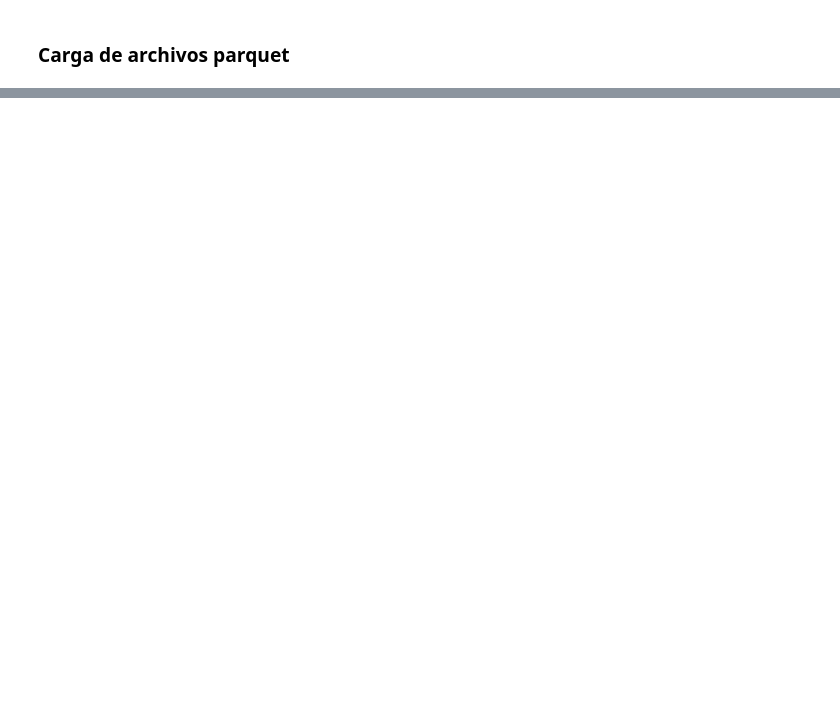
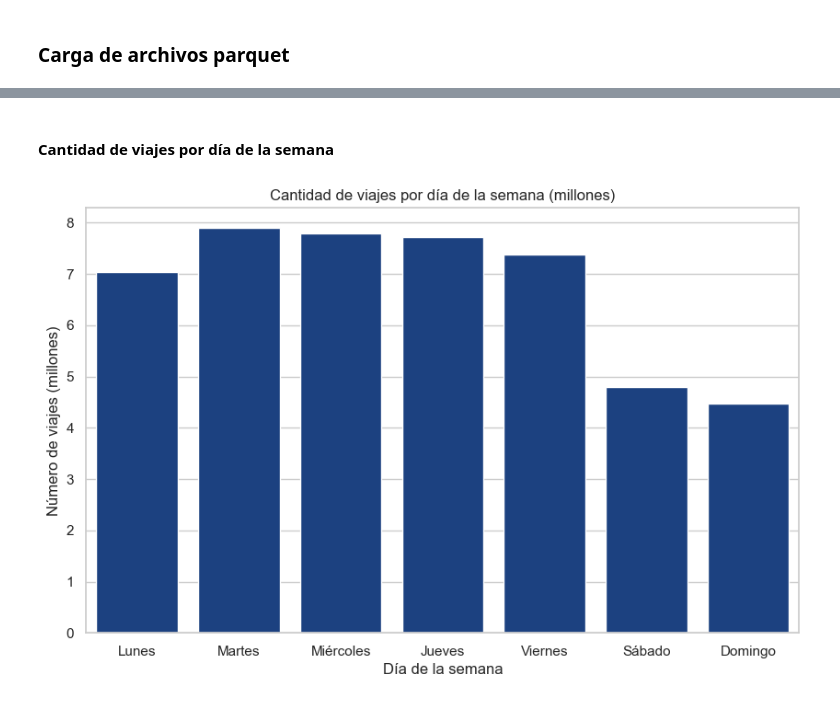
Before and after one commit to mac2218/Seminario-Proyecto1, a Jupyter notebook: Proyecto1-Seminario2.ipynb, the cells around one changed output, grey strips where cells are left out. Cells and saved outputs as stored; diff of their text form; code cells hidden in the pictures; blank space fills up the shorter version.

```diff
--- a/Proyecto1-Seminario2.ipynb
+++ b/Proyecto1-Seminario2.ipynb
@@ -42,0 +202,36 @@ ArrowKeyError: No type extension with name arrow.py_extension_type found
+# %% [markdown]
+#### Cantidad de viajes por día de la semana
+# %%
+partes = []
+
+for f in archivos:
+    temp = pd.read_parquet(f, columns=["DiaSemana"], engine="pyarrow")
+    temp["DiaSemana"] = temp["DiaSemana"].astype(int)
+
+    conteo = temp.groupby("DiaSemana").size().reset_index(name="Viajes")
+    partes.append(conteo)
+
+uso_dia = pd.concat(partes, ignore_index=True)
+uso_dia = uso_dia.groupby("DiaSemana", as_index=False)["Viajes"].sum()
+uso_dia["Viajes_Millones"] = uso_dia["Viajes"] / 1_000_000
+
+mapa_dias = {
+    0: "Lunes",
+    1: "Martes",
+    2: "Miércoles",
+    3: "Jueves",
+    4: "Viernes",
+    5: "Sábado",
+    6: "Domingo"
+}
+
+uso_dia["Dia"] = uso_dia["DiaSemana"].map(mapa_dias)
+
+sns.barplot(data=uso_dia, x="Dia", y="Viajes_Millones", color="#0B3D91")
+plt.title("Cantidad de viajes por día de la semana (millones)")
+plt.xlabel("Día de la semana")
+plt.ylabel("Número de viajes (millones)")
+
+plt.show()
+# %% [output]
+[figure, added]
```
Also changed, not shown: parts of 26 cells of this notebook, 3 other files.
